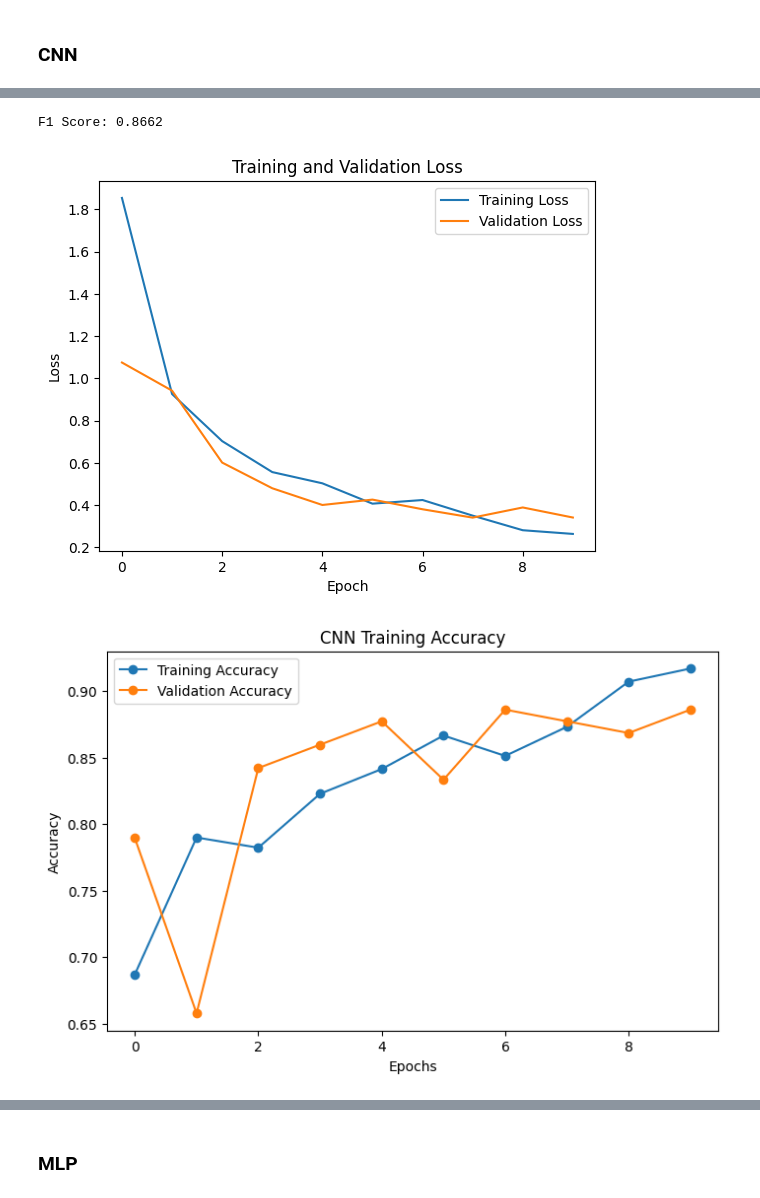
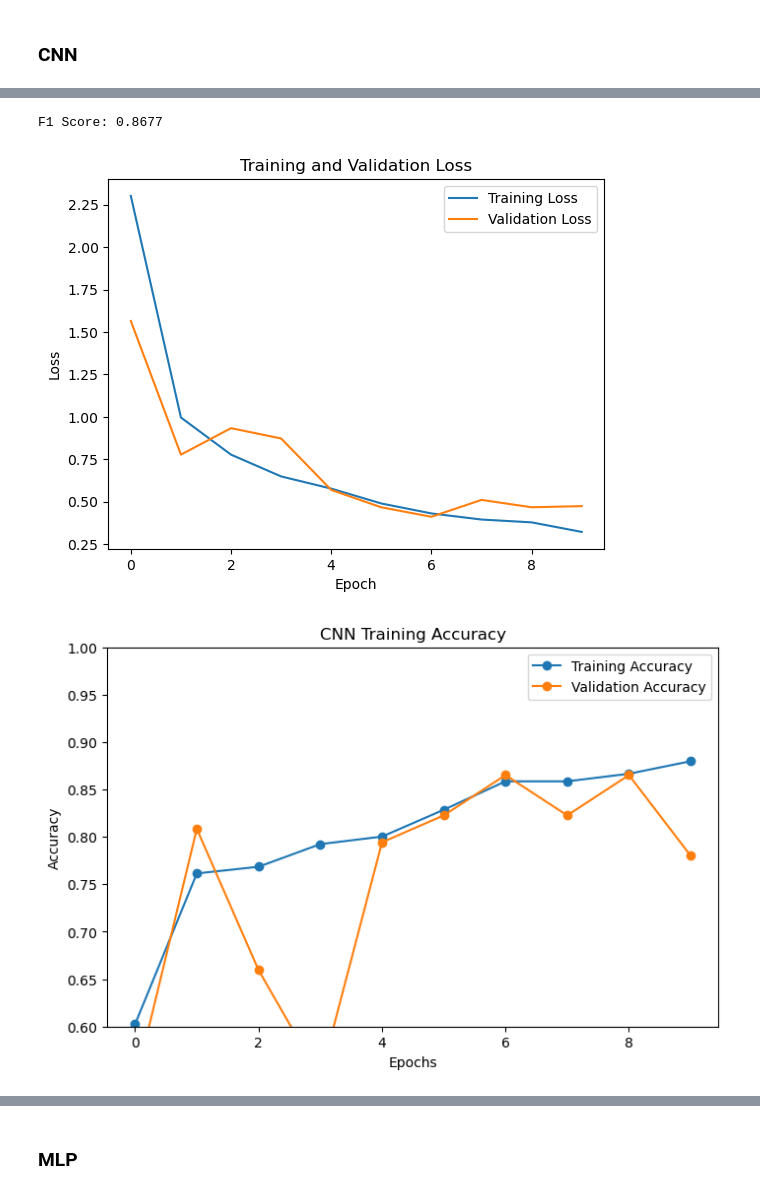
Before and after one commit to AW1100/ECE9063_GroupProject, a Jupyter notebook: ECE9063_Project.ipynb, the cells around one changed output, grey strips where cells are left out. Saved outputs shown, nothing was run; the diff lists cells and outputs as text; code cells hidden in the pictures.

```diff
--- a/ECE9063_Project.ipynb
+++ b/ECE9063_Project.ipynb
@@ -328,25 +416,23 @@ class KerasClassifierWrapper(BaseEstimator, ClassifierMixin):
         model = Sequential()
         model.add(Conv2D(self.num_filters_0, kernel_size=(3, 3), activation='relu', input_shape=(target_size[0], target_size[1], 3)))
         model.add(MaxPooling2D(pool_size=(2, 2)))
-        #model.add(Dropout(self.dropout_rate))
-        model.add(Conv2D(self.num_filters_1, kernel_size=(3, 3), activation='relu',kernel_regularizer=l2(0.01)))
+        model.add(Conv2D(self.num_filters_1, kernel_size=(3, 3), activation='relu'))
         model.add(MaxPooling2D(pool_size=(2, 2)))
-        #model.add(Dropout(self.dropout_rate))
-        model.add(Conv2D(self.num_filters_2, kernel_size=(3, 3), activation='relu',kernel_regularizer=l2(0.01)))
+        model.add(Conv2D(self.num_filters_2, kernel_size=(3, 3), activation='relu'))
         model.add(MaxPooling2D(pool_size=(2, 2)))
         model.add(Flatten())
         model.add(Dense(self.num_units_0, activation='relu'))
         model.add(Dense(self.num_units_1, activation='relu'))
         model.add(Dense(1, activation='sigmoid'))
 
-        model.compile(loss='binary_crossentropy', optimizer=Adam(learning_rate=0.0005), metrics=['accuracy'])
+        model.compile(loss='binary_crossentropy', optimizer=Adam(learning_rate=0.001), metrics=['accuracy'])
         return model
 
     def fit(self, X, y):
         global X_val, y_val
         #X_val, y_val = X_val, y_val
-        print(self.num_filters_0,self.num_filters_1,self.num_filters_2,self.num_units_0,self.num_units_1)
-        self.model.fit(X, y, epochs=10, validation_data=(X_val, y_val), callbacks=None)
+        print(self.num_filters_0, self.num_filters_1, self.num_filters_2, self.num_units_0, self.num_units_1)
+        self.model.fit(X, y, epochs=10,class_weight=class_weight_dict, validation_data=(X_val, y_val), callbacks=None, verbose=0)
         return self
 
     def predict(self, X):
@@ -360,8 +440,8 @@ def val_accuracy_scorer(estimator, X, y):
 # %%
 hp_space = {
-    'num_filters_0': (16, 128),
-    'num_filters_1': (16, 128),
-    'num_filters_2': (16, 128),
-    'num_units_0' : (16, 128),
-    'num_units_1' : (16, 128),
+    'num_filters_0': (16, 256),
+    'num_filters_1': (16, 256),
+    'num_filters_2': (16, 256),
+    'num_units_0' : (16, 256),
+    'num_units_1' : (16, 256),
 }
@@ -371,7 +457,7 @@ keras_model_wrapper = KerasClassifierWrapper()
 opt = BayesSearchCV(
     keras_model_wrapper,
     hp_space,
-    n_iter=10,
+    n_iter=50,
     cv=3,
     scoring=val_accuracy_scorer,
     random_state=42,
@@ -412,12 +506,10 @@ OrderedDict([('num_filters_0', 123), ('num_filters_1', 94), ('num_filters_2', 11
 # %%
-def opt_cnn_model(learning_rate, num_filters_0, num_filters_1, num_filters_2, num_units_0, num_units_1):
+def opt_cnn_model(num_filters_0, num_filters_1, num_filters_2, num_units_0, num_units_1):
     model = Sequential()
     model.add(Conv2D(num_filters_0, kernel_size=(3, 3), activation='relu', input_shape=(target_size[0], target_size[1], 3)))
     model.add(MaxPooling2D(pool_size=(2, 2)))
-    #model.add(Dropout(0.5))
     model.add(Conv2D(num_filters_1, kernel_size=(3, 3), activation='relu',kernel_regularizer=l2(0.01)))
     model.add(MaxPooling2D(pool_size=(2, 2)))
-    #model.add(Dropout(0.5))
     model.add(Conv2D(num_filters_2, kernel_size=(3, 3), activation='relu',kernel_regularizer=l2(0.01)))
     model.add(MaxPooling2D(pool_size=(2, 2)))
     model.add(Flatten())
@@ -425,11 +517,11 @@ def opt_cnn_model(learning_rate, num_filters_0, num_filters_1, num_filters_2, nu
     model.add(Dense(num_units_1, activation='relu'))
     model.add(Dense(1, activation='sigmoid'))
 
-    model.compile(loss='binary_crossentropy', optimizer=Adam(learning_rate=learning_rate), metrics=['accuracy'] + additional_metrics)
+    model.compile(loss='binary_crossentropy', optimizer=Adam(learning_rate=0.001), metrics=['accuracy'] + additional_metrics)
     return model
 # %%
-model = opt_cnn_model(0.001, 123, 94, 114, 63, 59)
-history = model.fit(X_train, y_train, epochs=10, validation_data=(X_val, y_val), callbacks=None)
+model = opt_cnn_model(114, 191, 240, 92, 177)
+history = model.fit(X_train, y_train, epochs=10,class_weight=class_weight_dict, validation_data=(X_val, y_val), callbacks=None)
 print_metrics(model)
 plot_cost_function(history)
 # %% [output]
@@ -454,3 +546,3 @@ Test Accuracy: 81.74%
-F1 Score: 0.8662
+F1 Score: 0.8677
-[figure, old version]
+[figure, new version]
-[figure, old version]
+[figure, new version]
```
Also changed, not shown: parts of 47 cells of this notebook, 1 other file.
